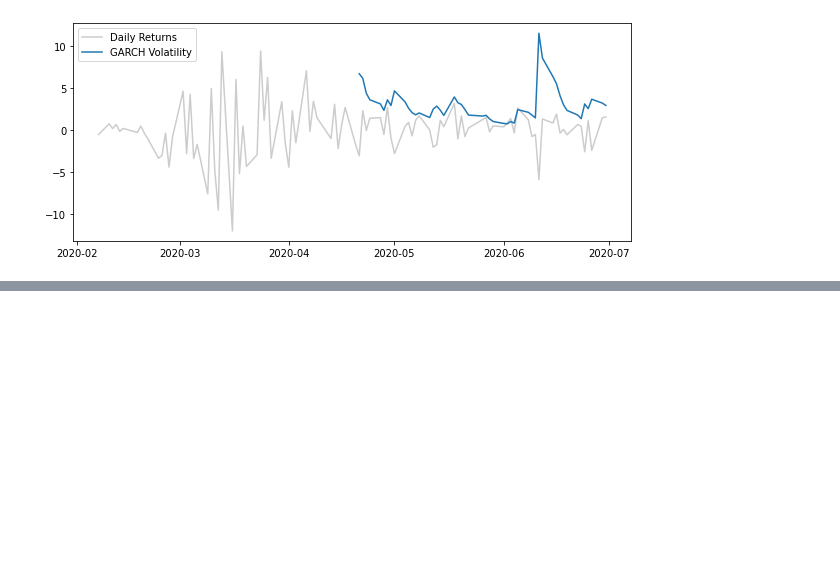
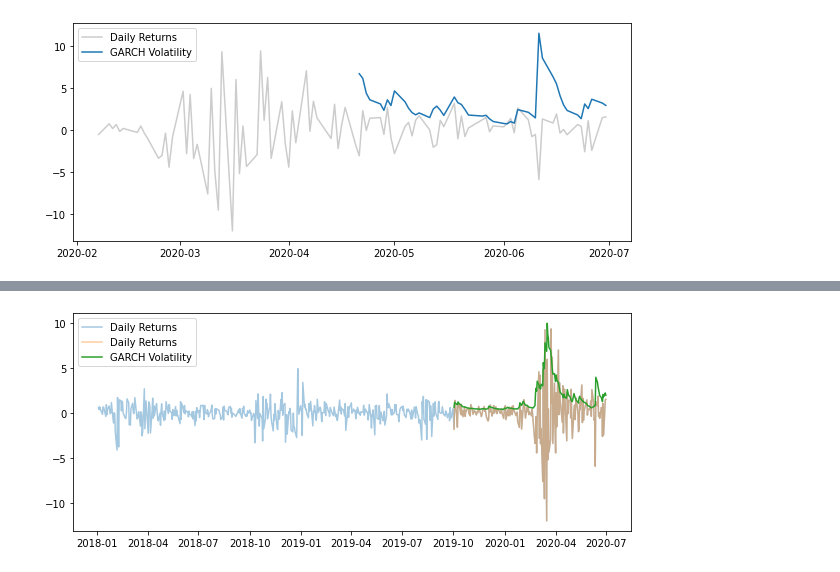
Before and after one commit to jbogocz/arima_garch, a Jupyter notebook: garch.ipynb, the cells around one changed output, grey strips where cells are left out. Drawn from its saved outputs; the diff is of its cells as text; code cells hidden in the pictures; blank space fills up the shorter version.

Commit message:
out of sample one-step-ahead prediction

```diff
--- a/garch.ipynb
+++ b/garch.ipynb
@@ -216,0 +233,22 @@ plt.show()
+# %%
+# Out-of-sample rolling window one-step-forecast
+rolling_predictions = []
+for i in range(test.shape[0]):
+    model = garch_model(train['Returns'], p=1, o=1, q=1)
+    model_fit = model.fit(update_freq=1, disp='off')
+    pred = model_fit.forecast(horizon=1)
+    train = train.append(test.iloc[i])
+    rolling_predictions.append(np.sqrt(pred.variance.values[-1,:][0]))
+# %%
+# Plot out-of-sample forecast and real volatility
+rolling_predictions = pd.DataFrame(rolling_predictions, index=test.index)
+plt.plot(train['Returns'],
+         label = 'Daily Returns', alpha = 0.4)
+plt.plot(test['Returns'],
+         label = 'Daily Returns', alpha = 0.4)
+plt.plot(rolling_predictions,
+         label = 'GARCH Volatility')
+plt.legend(loc = 'upper left')
+plt.show()
+# %% [output]
+[figure, added]
```
Also changed, not shown: parts of 4 cells of this notebook.
